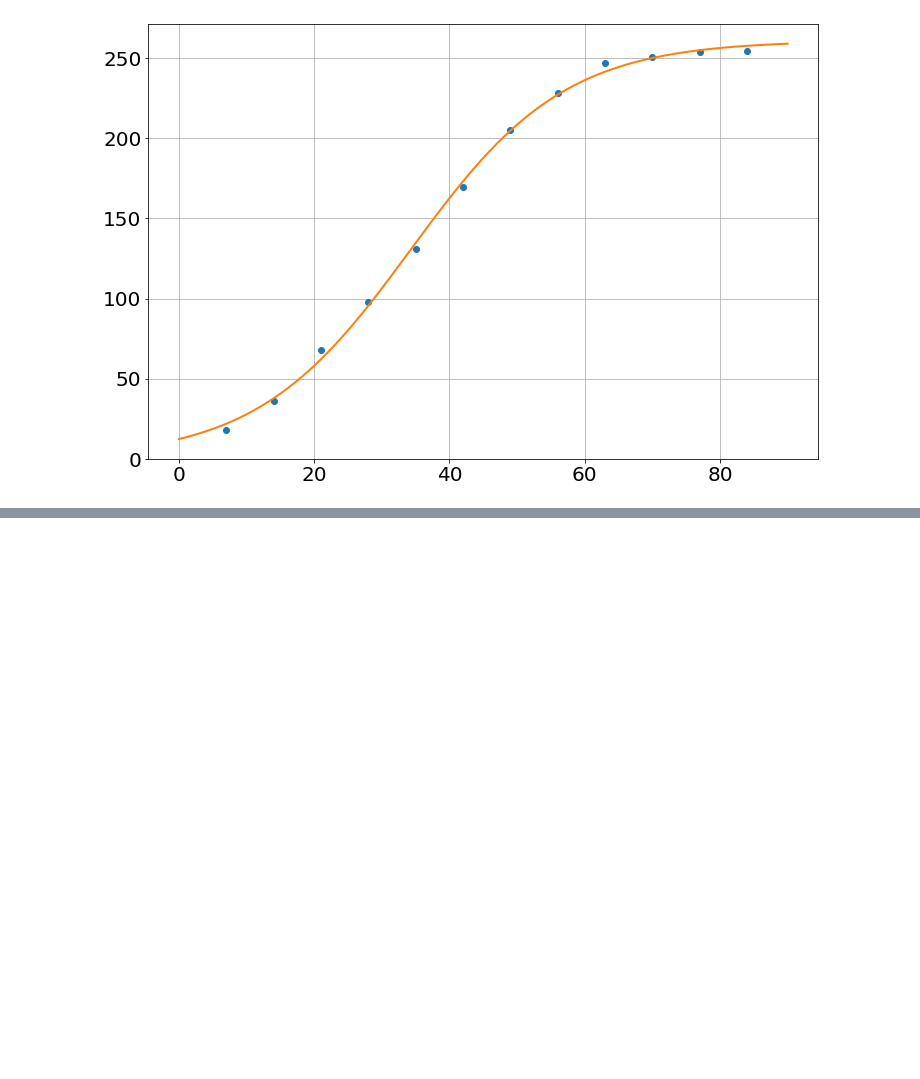
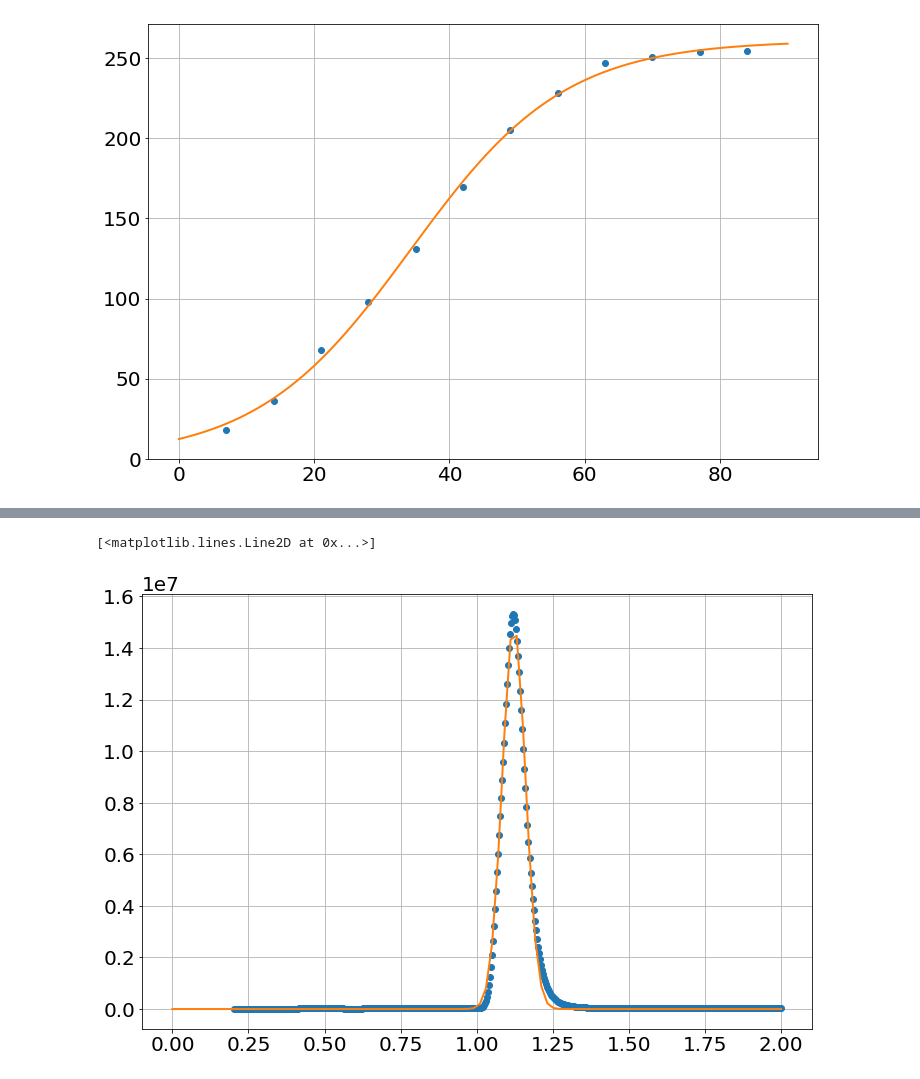
Before and after one commit to bblais/Computer-Programming-for-the-Sciences-Spring-2021, a Jupyter notebook: 2021-03-18 lmfit pyndamics3.ipynb, the cells around one changed output, grey strips where cells are left out. Drawn from its saved outputs; the diff is of its cells as text; code cells hidden in the pictures; blank space fills up the shorter version.

Commit message:
added gaussian

```diff
--- a/2021-03-18 lmfit pyndamics3.ipynb
+++ b/2021-03-18 lmfit pyndamics3.ipynb
@@ -100,0 +122,5 @@ plot(x_fake,y_fake,'-')
+# %%
+model=models.GaussianModel()
+# %%
+results=model.fit(y,x=t,amplitude=1e7,center=1,sigma=1)
+results
@@ -100,0 +148,8 @@ plot(x_fake,y_fake,'-')
+# %%
+x_fake=linspace(0,2,100)
+y_fake=results.eval(x=x_fake)
+plot(t,y,'o')
+plot(x_fake,y_fake,'-')
+# %% [output]
+[<matplotlib.lines.Line2D at 0x...>]
+[figure, added]
```
Also changed, not shown: parts of 6 cells of this notebook, 1 other file.
